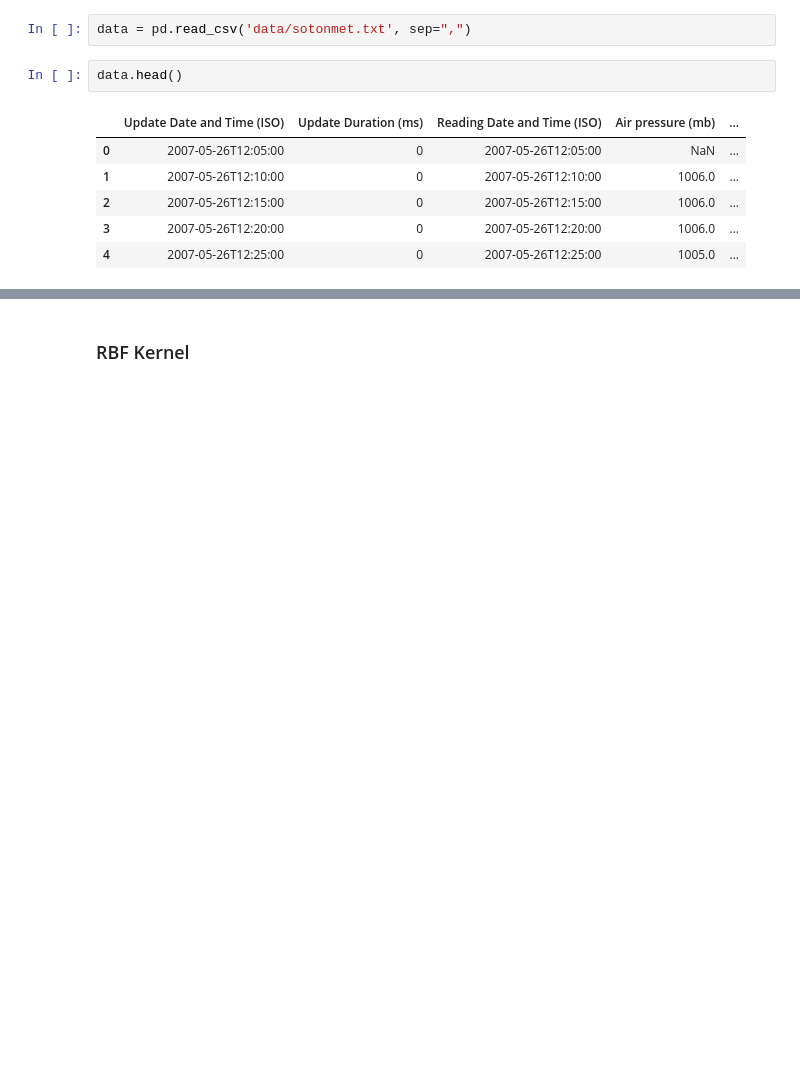
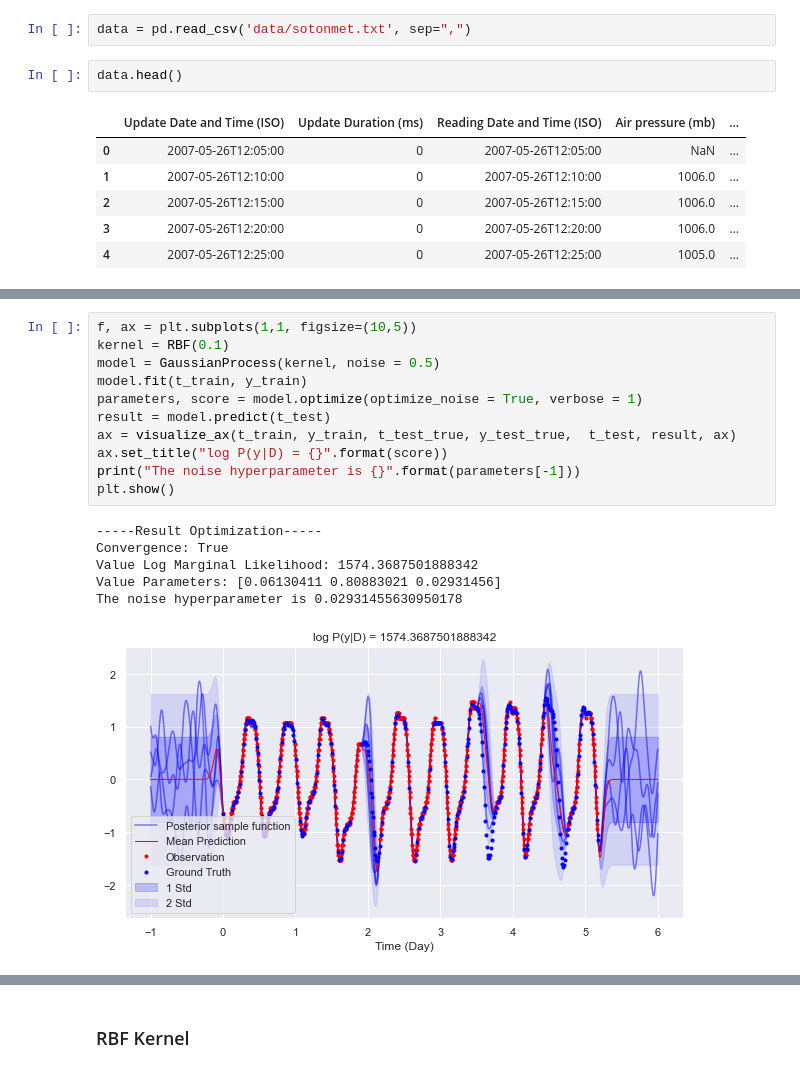
Before and after one commit to pierreosselin/cdt_labs, a Jupyter notebook: data_inference/Lab1.ipynb, the cells around one changed output, grey strips where cells are left out. Saved outputs shown, nothing was run; the diff lists cells and outputs as text; blank space fills up the shorter version.

```diff
--- a/data_inference/Lab1.ipynb
+++ b/data_inference/Lab1.ipynb
@@ -64,0 +103,18 @@ Text(0.5, 0, 'Time (Hour)')
+# %%
+f, ax = plt.subplots(1,1, figsize=(10,5))
+kernel = RBF(0.1)
+model = GaussianProcess(kernel, noise = 0.5)
+model.fit(t_train, y_train)
+parameters, score = model.optimize(optimize_noise = True, verbose = 1)
+result = model.predict(t_test)
+ax = visualize_ax(t_train, y_train, t_test_true, y_test_true,  t_test, result, ax)
+ax.set_title("log P(y|D) = {}".format(score))
+print("The noise hyperparameter is {}".format(parameters[-1]))
+plt.show()
+# %% [output]
+-----Result Optimization-----
+Convergence: True
+Value Log Marginal Likelihood: 1574.3687501888342
+Value Parameters: [0.06130411 0.80883021 0.02931456]
+The noise hyperparameter is 0.02931455630950178
+[figure, added]
```
Also changed, not shown: parts of 31 cells of this notebook, 5 other files.
